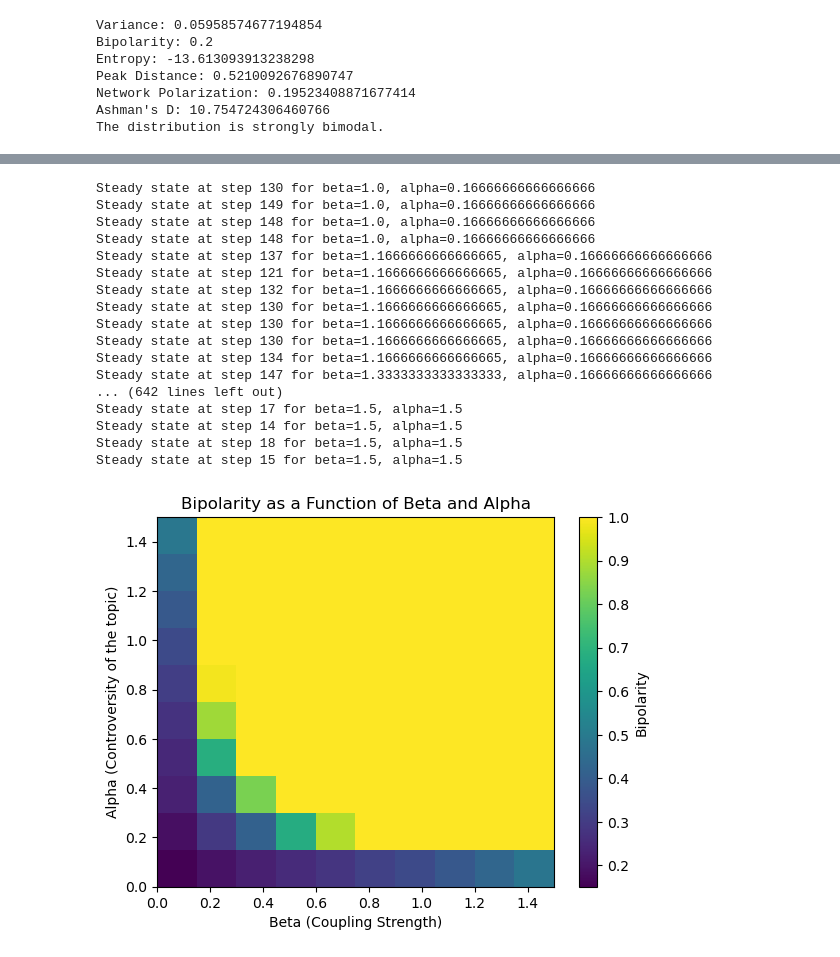
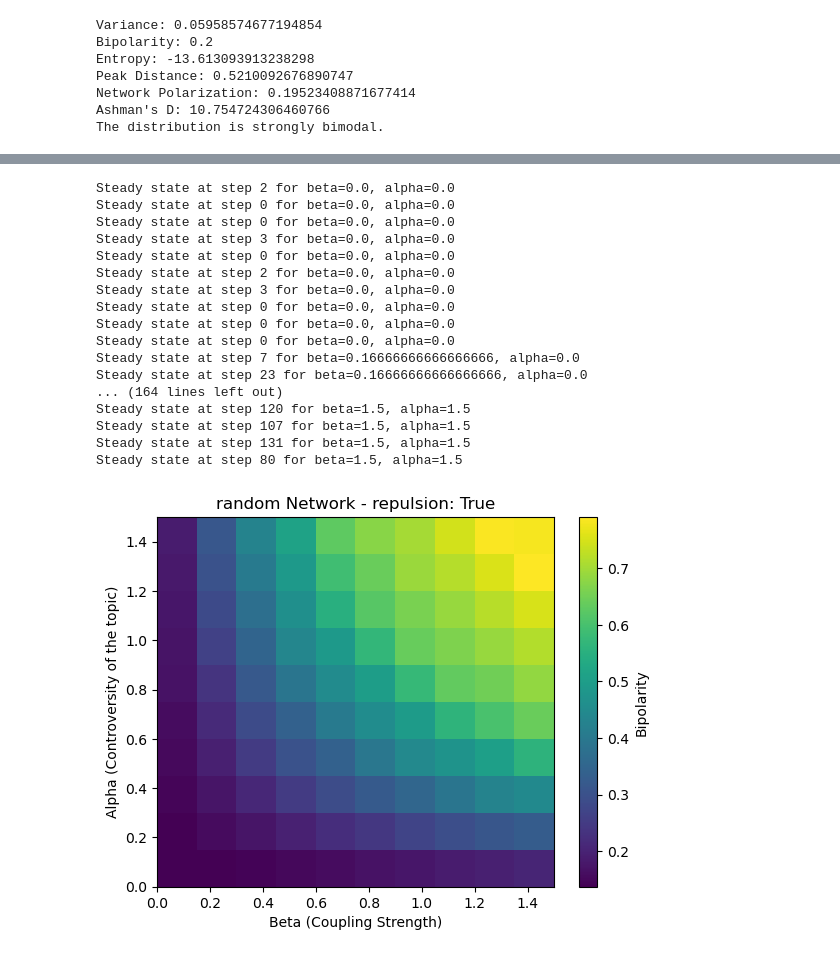
Before and after one commit to Batuffola/review_opinion-dynamics, a Jupyter notebook: update.ipynb, the cells around one changed output, grey strips where cells are left out. Saved outputs shown, nothing was run; the diff lists cells and outputs as text; code cells hidden in the pictures.

Commit message:
update step function

```diff
--- a/update.ipynb
+++ b/update.ipynb
@@ -603,9 +626,11 @@ random.seed(42)
 
 beta =  1 #coupling_strength
 rho = 0.3  #threshold of opiniondifferences
-alpha = 0.0  #controversity of the topic positiv definit
+alpha = 0.5  #controversity of the topic positiv definit
 
-model = Model(num_agents, connection_probability,beta,rho,alpha)
+model = Model(num_agents, beta, rho, alpha, network_type='random', repulsion=repulsion, connection_probability=0.05) #random network
+#model = Model(num_agents, beta, rho, alpha, network_type='scale-free',repulsion=repulsion, m_edges_per_node=3) #scale-free network
+#model = Model(num_agents, beta, rho, alpha, network_type='sbm', repulsion=repulsion,sizes=sizes, p_matrix=p_matrix)
 layout = nx.spring_layout(model.environment.graph)
 visualize_network(model.environment, layout)
 #random.seed(42)
@@ -677,7 +702,7 @@ random.seed(42)
 
 
 beta =  3 #coupling_strength
-rho = 0.4  #threshold of opiniondifferences
+rho = 0.3  #threshold of opiniondifferences
 alpha = 0.0  #controversity of the topic positiv definit
 
 model = Model(num_agents, connection_probability,beta,rho,alpha)
@@ -806,6 +832,7 @@ The distribution is strongly bimodal.
 num_agents = 200
 connection_probability = 0.05
 random.seed(42)
+repulsion = True
 
 alpha = 0.2  # Controversy of the topic (positive definite)
 iterations = 10
@@ -825,7 +852,10 @@ for b_idx, beta in enumerate(betas):
         for i in range(iterations):
             random.seed(42+i)
             # Initialize the model
-            model = Model(num_agents, connection_probability, beta, rho, alpha)
+            model = Model(num_agents, beta, rho, alpha, network_type='random', repulsion=repulsion,connection_probability=0.05) #random network
+            #model = Model(num_agents, beta, rho, alpha, network_type='scale-free',  repulsion=repulsion, m_edges_per_node=3) #scale-free network
+            #model = Model(num_agents, beta, rho, alpha, network_type='sbm', repulsion=repulsion, sizes=sizes, p_matrix=p_matrix)
+
             layout = nx.spring_layout(model.environment.graph)  # Optional visualization layout
 
             # Run the simulation
@@ -853,6 +883,6 @@ plt.imshow(bipolarity, origin="lower", aspect="auto",
 plt.colorbar(label="Bipolarity")
 plt.xlabel("Rho (Threshold of Opinion Differences)")
 plt.ylabel("Beta (Coupling Strength)")
-plt.title("Bipolarity as a Function of Beta and Rho")
+plt.title(f"random Network - repulsion: {repulsion}")
 plt.show()
 # %% [output]
@@ -890,7 +920,7 @@ alphas = np.linspace(0, 3, num=10)  # Controversy of the topic (positive definit
 rhos = np.linspace(0, 1, num=10)   # Threshold of opinion differences
 
 # Initialize the results array
-bipolarity = np.zeros((len(betas), len(rhos)))
+bipolarity = np.zeros((len(alphas), len(rhos)))
 
 # Iterate over betas and rhos
 for a_idx, alpha in enumerate(alphas):
@@ -900,7 +930,9 @@ for a_idx, alpha in enumerate(alphas):
         for i in range(iterations):
             random.seed(42+i)
             # Initialize the model
-            model = Model(num_agents, connection_probability, beta, rho, alpha)
+            model = Model(num_agents, beta, rho, alpha, network_type='random', repulsion=repulsion,connection_probability=0.05) #random network
+            #model = Model(num_agents, beta, rho, alpha, network_type='scale-free',  repulsion=repulsion, m_edges_per_node=3) #scale-free network
+            #model = Model(num_agents, beta, rho, alpha, network_type='sbm', repulsion=repulsion, sizes=sizes, p_matrix=p_matrix)
             layout = nx.spring_layout(model.environment.graph)  # Optional visualization layout
 
             # Run the simulation
@@ -928,6 +960,6 @@ plt.imshow(bipolarity, origin="lower", aspect="auto",
 plt.colorbar(label="Bipolarity")
 plt.xlabel("Rho (Threshold of Opinion Differences)")
 plt.ylabel("Alpha (Controversity of the topic)")
-plt.title("Bipolarity as a Function of Beta and Rho")
+plt.title(f"random Network - repulsion: {repulsion}")
 plt.show()
 # %% [output]
@@ -968,9 +988,10 @@ plt.show()
 num_agents = 200
 connection_probability = 0.05
 random.seed(42)
+repulsion = True
 
 #beta =  1 #coupling_strength
-rho = 0.4  #threshold of opiniondifferences
+rho = 0.3  #threshold of opiniondifferences
 #alpha = 0.2  #controversity of the topic positiv definit
 iterations = 10
 
@@ -989,55 +1010,57 @@ for a_idx, alpha in enumerate(alphas):
         for i in range(iterations):
             random.seed(42+i)
             # Initialize the model
-            model = Model(num_agents, connection_probability, beta, rho, alpha)
+            model = Model(num_agents, beta, rho, alpha, network_type='random', repulsion=repulsion,connection_probability=0.05) #random network
+            #model = Model(num_agents, beta, rho, alpha, network_type='scale-free',  repulsion=repulsion, m_edges_per_node=3) #scale-free network
+            #model = Model(num_agents, beta, rho, alpha, network_type='sbm', repulsion=repulsion, sizes=sizes, p_matrix=p_matrix)
             layout = nx.spring_layout(model.environment.graph)  # Optional visualization layout
 
             # Run the simulation
             num_steps = 150
             for step in range(num_steps):
                 previous_opinions = [model.environment.graph.nodes[node]['agent'].opinion
                                      for node in model.environment.graph.nodes]
                 model.step()
 
                 # Check for steady-state convergence
                 if track_opinion_change(previous_opinions, model) < 0.0000083:
                     print(f"Steady state at step {step} for beta={beta}, alpha={alpha}")
                     break
 
             # Get the final opinions and calculate bipolarity
             bipolarities.append(measure_bipolarity(model.environment))
 
         # Store the mean bipolarity for this parameter combination
         bipolarity[a_idx, b_idx] = np.mean(bipolarities)
 
 # Print or visualize the results
 import matplotlib.pyplot as plt
 plt.imshow(bipolarity, origin="lower", aspect="auto",
            extent=[betas.min(), betas.max(), alphas.min(), alphas.max()])
 plt.colorbar(label="Bipolarity")
 plt.xlabel("Beta (Coupling Strength)")
 plt.ylabel("Alpha (Controversity of the topic)")
-plt.title("Bipolarity as a Function of Beta and Alpha")
+plt.title(f"random Network - repulsion: {repulsion}")
 plt.show()
 # %% [output]
-Steady state at step 130 for beta=1.0, alpha=0.16666666666666666
-Steady state at step 149 for beta=1.0, alpha=0.16666666666666666
-Steady state at step 148 for beta=1.0, alpha=0.16666666666666666
-Steady state at step 148 for beta=1.0, alpha=0.16666666666666666
-Steady state at step 137 for beta=1.1666666666666665, alpha=0.16666666666666666
-Steady state at step 121 for beta=1.1666666666666665, alpha=0.16666666666666666
-Steady state at step 132 for beta=1.1666666666666665, alpha=0.16666666666666666
-Steady state at step 130 for beta=1.1666666666666665, alpha=0.16666666666666666
-Steady state at step 130 for beta=1.1666666666666665, alpha=0.16666666666666666
-Steady state at step 130 for beta=1.1666666666666665, alpha=0.16666666666666666
-Steady state at step 134 for beta=1.1666666666666665, alpha=0.16666666666666666
-Steady state at step 147 for beta=1.3333333333333333, alpha=0.16666666666666666
-... (642 lines left out)
-Steady state at step 17 for beta=1.5, alpha=1.5
-Steady state at step 14 for beta=1.5, alpha=1.5
-Steady state at step 18 for beta=1.5, alpha=1.5
-Steady state at step 15 for beta=1.5, alpha=1.5
+Steady state at step 2 for beta=0.0, alpha=0.0
+Steady state at step 0 for beta=0.0, alpha=0.0
+Steady state at step 0 for beta=0.0, alpha=0.0
+Steady state at step 3 for beta=0.0, alpha=0.0
+Steady state at step 0 for beta=0.0, alpha=0.0
+Steady state at step 2 for beta=0.0, alpha=0.0
+Steady state at step 3 for beta=0.0, alpha=0.0
+Steady state at step 0 for beta=0.0, alpha=0.0
+Steady state at step 0 for beta=0.0, alpha=0.0
+Steady state at step 0 for beta=0.0, alpha=0.0
+Steady state at step 7 for beta=0.16666666666666666, alpha=0.0
+Steady state at step 23 for beta=0.16666666666666666, alpha=0.0
+... (164 lines left out)
+Steady state at step 120 for beta=1.5, alpha=1.5
+Steady state at step 107 for beta=1.5, alpha=1.5
+Steady state at step 131 for beta=1.5, alpha=1.5
+Steady state at step 80 for beta=1.5, alpha=1.5
-[figure, old version]
+[figure, new version]
 # %%
 # Initialize the model
 num_agents = 200
```
Also changed, not shown: parts of 29 cells of this notebook.
